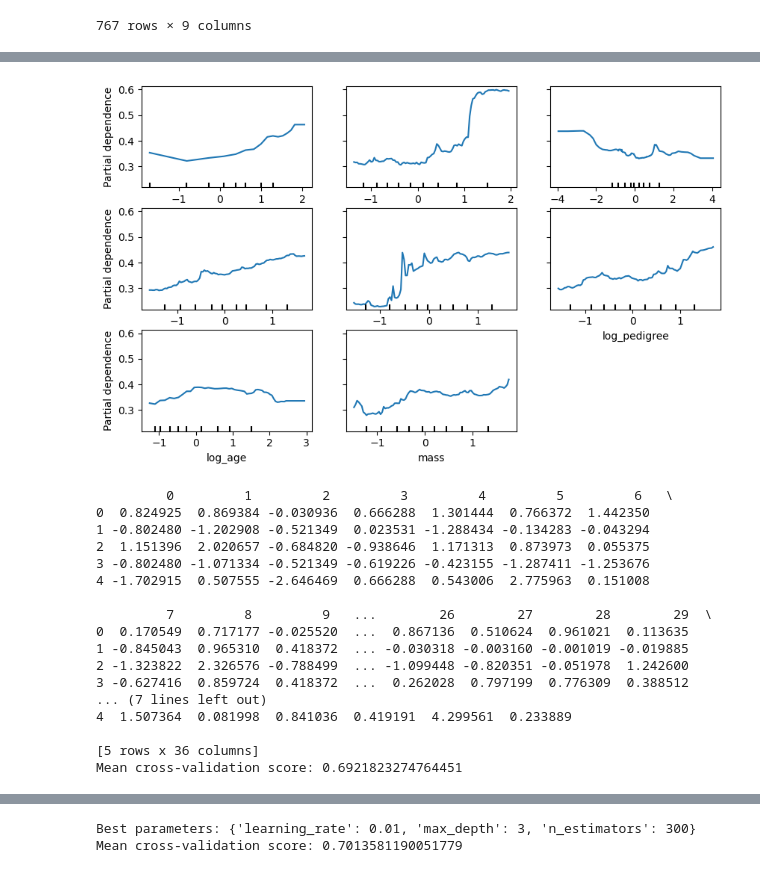
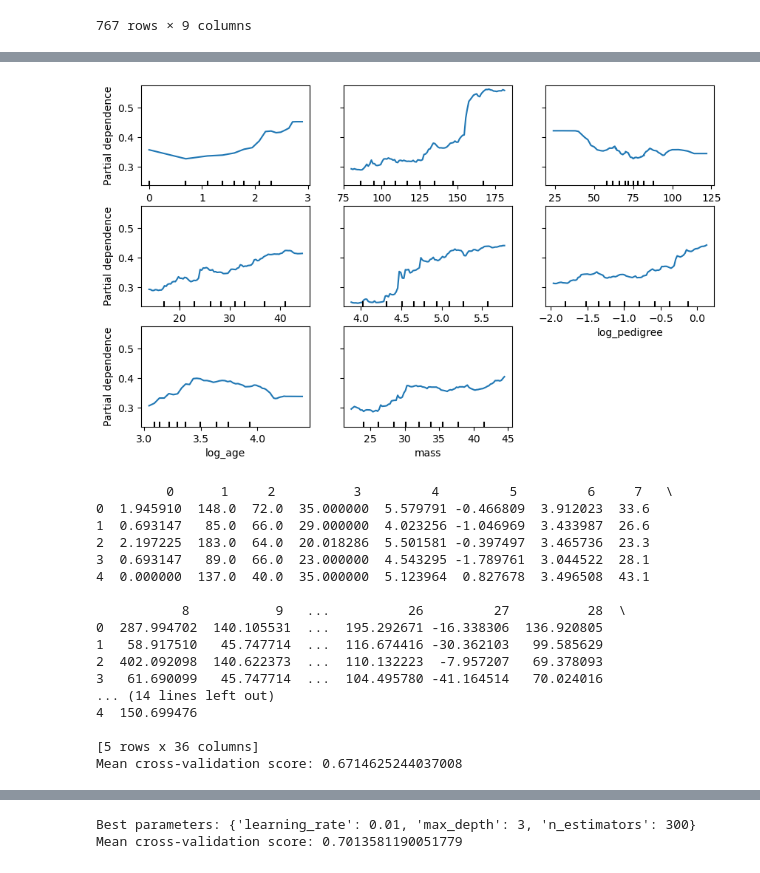
Before and after one commit to darthaydar/Data-Science-Project-Pima, a Jupyter notebook: pima_modeling.ipynb, the cells around one changed output, grey strips where cells are left out. Cells and saved outputs as stored; diff of their text form; code cells hidden in the pictures.

```diff
--- a/pima_modeling.ipynb
+++ b/pima_modeling.ipynb
@@ -51,0 +118,25 @@ array([[433,  66],
+# %%
+from sklearn.tree import DecisionTreeClassifier
+from sklearn.tree import plot_tree
+
+# Create the classifier object
+clf = DecisionTreeClassifier(max_depth=3, random_state=1)
+
+# Fit the classifier to the predictors and target
+clf.fit(predictors, target)
+
+# Perform 5-fold cross-validation
+cv_scores = cross_val_score(clf, predictors, target, cv=StratifiedKFold(n_splits=5, shuffle=True, random_state=1))
+
+import matplotlib.pyplot as plt
+# Assuming you have a trained decision tree model named 'dt_model'
+plt.figure(figsize=(10, 8))
+plot_tree(clf, filled=True)
+plt.show()
+
+# Print the mean accuracy score
+print("Mean Accuracy:", cv_scores.mean())
+
+y_pred = cross_val_predict(clf, predictors, target, cv=StratifiedKFold(n_splits=5, shuffle=True, random_state=1))
+cm = confusion_matrix(target, y_pred)
+cm
@@ -91,18 +193,18 @@ from sklearn.model_selection import GridSearchCV
 
 # Define the parameter grid
 param_grid = {
-    'n_estimators': [100, 300, 500],  # Number of trees
-    'max_features': [0.25, 0.5, 1]  # mtry
+    'n_estimators': [100, 500, 800],  # Number of trees
+    'max_features': [0.5, 1]  # mtry
 }
 
 # Create an instance of the RandomForestClassifier
 rf_model = RandomForestClassifier()
 
 # Create an instance of GridSearchCV
-grid_search = GridSearchCV(estimator=rf_model, param_grid=param_grid, cv=5)
+grid_search = GridSearchCV(estimator=rf_model, param_grid=param_grid, cv=StratifiedKFold(n_splits=5, shuffle=True, random_state=1))
 
 # Fit the grid search to the data
-grid_search.fit(predictors_standard, target)
+grid_search.fit(predictors, target)
 
 # Get the best parameters and best score
 best_params = grid_search.best_params_
@@ -146,19 +281,22 @@ x
+# %%
+x = predictors
+y = target
 # %%
 import pandas as pd
 from sklearn.ensemble import RandomForestClassifier
 from sklearn.inspection import PartialDependenceDisplay
 import matplotlib.pyplot as plt
 
 # Fit a RandomForestClassifier model
-rf_model = RandomForestClassifier(n_estimators=300, max_features=8, random_state=42)
+rf_model = RandomForestClassifier(n_estimators=800, max_features=1, random_state=42)
 rf_model.fit(x, y)
 
 # Create an instance of PartialDependenceDisplay
 fig, ax = plt.subplots(figsize=(10, 6))
 PartialDependenceDisplay.from_estimator(rf_model, features = (0,1,2,3,4,5,6,7), X=x, ax=ax)
 plt.show()
 # %% [output]
-[figure, old version]
+[figure, new version]
 # %%
 import pandas as pd
 from sklearn.preprocessing import PolynomialFeatures
@@ -174,30 +312,32 @@ interaction_features = poly.fit_transform(x)
 # Convert interaction features to DataFrame
 interaction_df = pd.DataFrame(interaction_features)
 
-print(interaction_df.head())
-
 # fit a random forest model
-rf_model = RandomForestClassifier(n_estimators=300, max_features=16, random_state=42)
+rf_model = RandomForestClassifier(n_estimators=800, max_features=16, random_state=42)
 rf_model.fit(interaction_df, y)
 
 # assess using cross-validation
-cv_scores = cross_val_score(rf_model, interaction_df, y, cv=5)
+cv_scores = cross_val_score(rf_model, interaction_df, y, cv=StratifiedKFold(n_splits=5, shuffle=True, random_state=1))
 print("Mean cross-validation score:", cv_scores.mean())
+
+y_pred = cross_val_predict(rf_model, interaction_df, y, cv=StratifiedKFold(n_splits=5, shuffle=True, random_state=1))
+cm = confusion_matrix(y, y_pred)
+cm
 # %% [output]
-         0         1         2         3         4         5         6   \
-0  0.824925  0.869384 -0.030936  0.666288  1.301444  0.766372  1.442350
-1 -0.802480 -1.202908 -0.521349  0.023531 -1.288434 -0.134283 -0.043294
-2  1.151396  2.020657 -0.684820 -0.938646  1.171313  0.873973  0.055375
-3 -0.802480 -1.071334 -0.521349 -0.619226 -0.423155 -1.287411 -1.253676
-4 -1.702915  0.507555 -2.646469  0.666288  0.543006  2.775963  0.151008
+         0      1     2          3         4         5         6     7   \
+0  1.945910  148.0  72.0  35.000000  5.579791 -0.466809  3.912023  33.6
+1  0.693147   85.0  66.0  29.000000  4.023256 -1.046969  3.433987  26.6
+2  2.197225  183.0  64.0  20.018286  5.501581 -0.397497  3.465736  23.3
+3  0.693147   89.0  66.0  23.000000  4.543295 -1.789761  3.044522  28.1
+4  0.000000  137.0  40.0  35.000000  5.123964  0.827678  3.496508  43.1
 
-         7         8         9   ...        26        27        28        29  \
-0  0.170549  0.717177 -0.025520  ...  0.867136  0.510624  0.961021  0.113635
-1 -0.845043  0.965310  0.418372  ... -0.030318 -0.003160 -0.001019 -0.019885
-2 -1.323822  2.326576 -0.788499  ... -1.099448 -0.820351 -0.051978  1.242600
-3 -0.627416  0.859724  0.418372  ...  0.262028  0.797199  0.776309  0.388512
-... (7 lines left out)
-4  1.507364  0.081998  0.841036  0.419191  4.299561  0.233889
+           8           9   ...          26         27          28  \
+0  287.994702  140.105531  ...  195.292671 -16.338306  136.920805
+1   58.917510   45.747714  ...  116.674416 -30.362103   99.585629
+2  402.092098  140.622373  ...  110.132223  -7.957207   69.378093
+3   61.690099   45.747714  ...  104.495780 -41.164514   70.024016
+... (14 lines left out)
+4  150.699476
 
 [5 rows x 36 columns]
-Mean cross-validation score: 0.6921823274764451
+Mean cross-validation score: 0.6714625244037008
```
Also changed, not shown: parts of 15 cells of this notebook.
